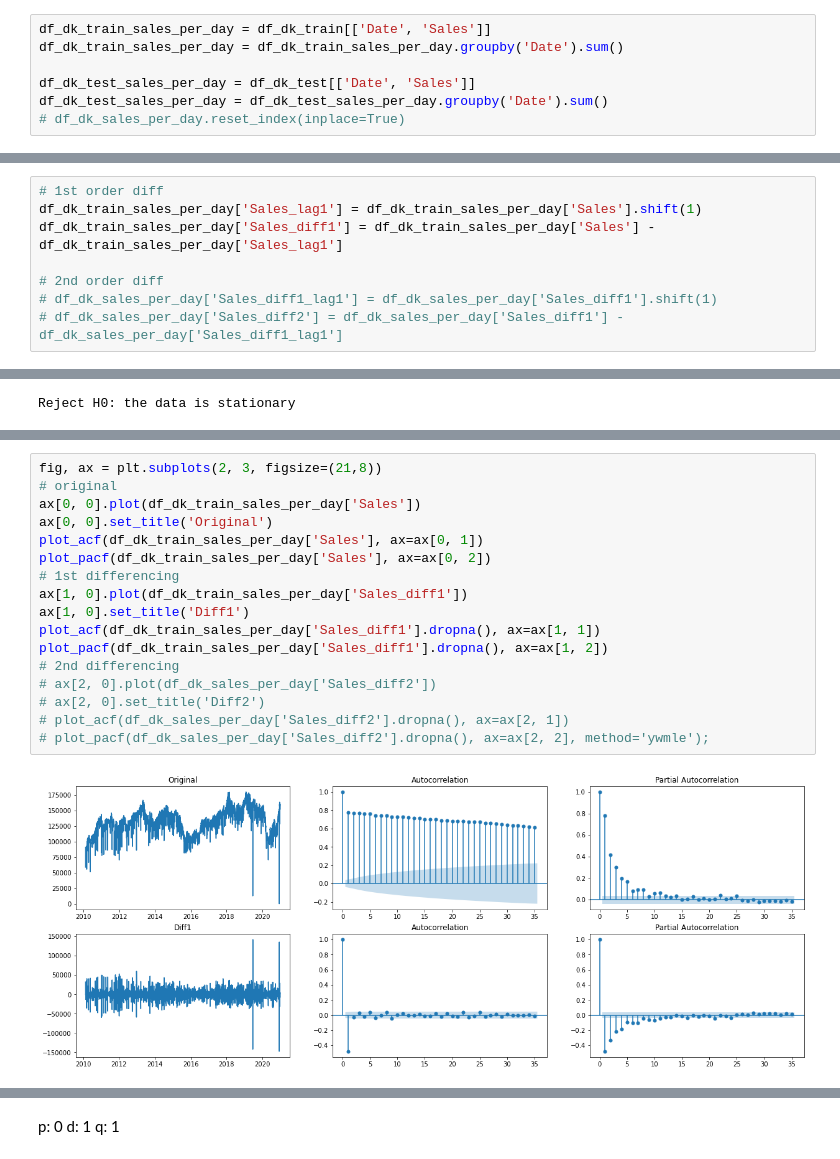
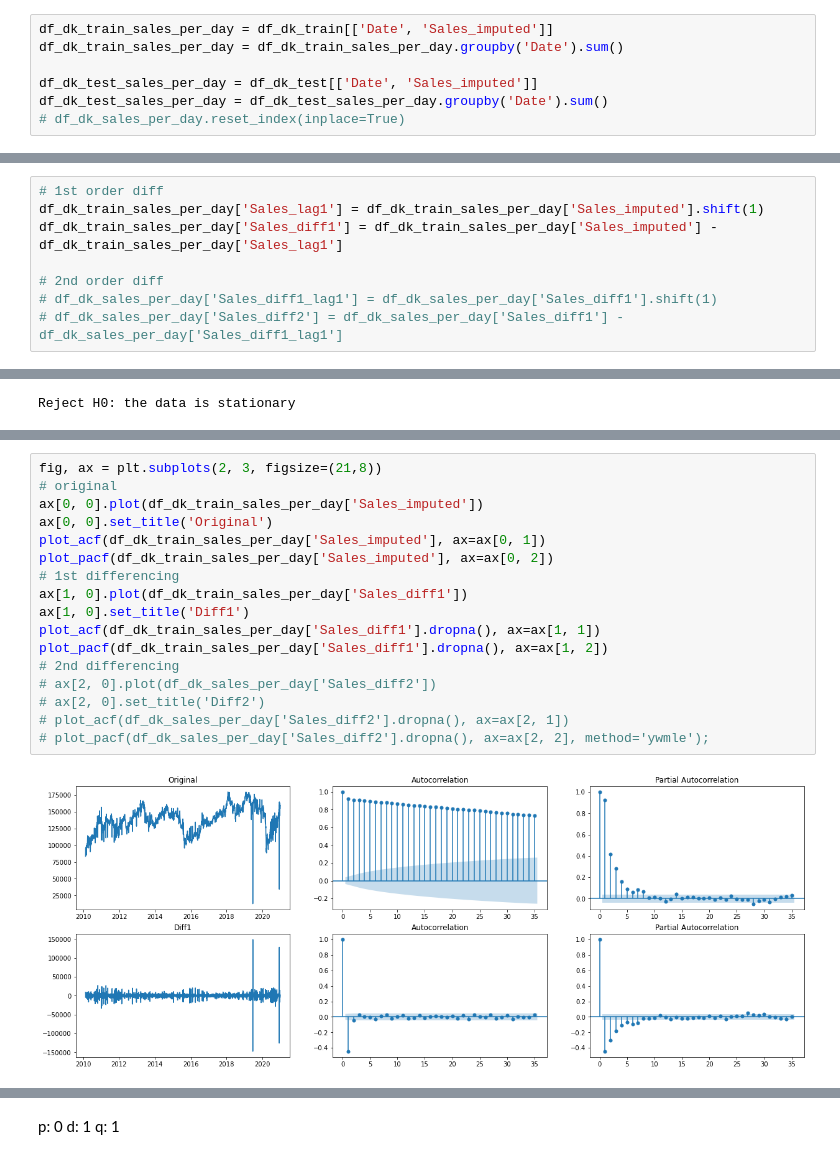
Before and after one commit to albrtwijaya/portfolio, a Jupyter notebook: IOD.ipynb, the cells around one changed output, grey strips where cells are left out. Saved outputs shown, nothing was run; the diff lists cells and outputs as text.

```diff
--- a/IOD.ipynb
+++ b/IOD.ipynb
@@ -164,8 +164,8 @@ See the caveats in the documentation: https://pandas.pydata.org/pandas-docs/stab
 # %%
-df_dk_train_sales_per_day = df_dk_train[['Date', 'Sales']]
+df_dk_train_sales_per_day = df_dk_train[['Date', 'Sales_imputed']]
 df_dk_train_sales_per_day = df_dk_train_sales_per_day.groupby('Date').sum()
 
-df_dk_test_sales_per_day = df_dk_test[['Date', 'Sales']]
+df_dk_test_sales_per_day = df_dk_test[['Date', 'Sales_imputed']]
 df_dk_test_sales_per_day = df_dk_test_sales_per_day.groupby('Date').sum()
 # df_dk_sales_per_day.reset_index(inplace=True)
 # %%
@@ -207,7 +200,7 @@ df_dk_train_decomposed.resid.plot(ax=ax[3])
 # %%
 # 1st order diff
-df_dk_train_sales_per_day['Sales_lag1'] = df_dk_train_sales_per_day['Sales'].shift(1)
-df_dk_train_sales_per_day['Sales_diff1'] = df_dk_train_sales_per_day['Sales'] - df_dk_train_sales_per_day['Sales_lag1']
+df_dk_train_sales_per_day['Sales_lag1'] = df_dk_train_sales_per_day['Sales_imputed'].shift(1)
+df_dk_train_sales_per_day['Sales_diff1'] = df_dk_train_sales_per_day['Sales_imputed'] - df_dk_train_sales_per_day['Sales_lag1']
 
 # 2nd order diff
 # df_dk_sales_per_day['Sales_diff1_lag1'] = df_dk_sales_per_day['Sales_diff1'].shift(1)
@@ -234,19 +227,19 @@ sns.lineplot(x='Date', y='Sales_diff1', data=df_dk_train_sales_per_day, label='1
 # %%
 fig, ax = plt.subplots(2, 3, figsize=(21,8))
 # original
-ax[0, 0].plot(df_dk_train_sales_per_day['Sales'])
+ax[0, 0].plot(df_dk_train_sales_per_day['Sales_imputed'])
 ax[0, 0].set_title('Original')
-plot_acf(df_dk_train_sales_per_day['Sales'], ax=ax[0, 1])
-plot_pacf(df_dk_train_sales_per_day['Sales'], ax=ax[0, 2])
+plot_acf(df_dk_train_sales_per_day['Sales_imputed'], ax=ax[0, 1])
+plot_pacf(df_dk_train_sales_per_day['Sales_imputed'], ax=ax[0, 2])
 # 1st differencing
 ax[1, 0].plot(df_dk_train_sales_per_day['Sales_diff1'])
 ax[1, 0].set_title('Diff1')
 plot_acf(df_dk_train_sales_per_day['Sales_diff1'].dropna(), ax=ax[1, 1])
 plot_pacf(df_dk_train_sales_per_day['Sales_diff1'].dropna(), ax=ax[1, 2])
 # 2nd differencing
 # ax[2, 0].plot(df_dk_sales_per_day['Sales_diff2'])
 # ax[2, 0].set_title('Diff2')
 # plot_acf(df_dk_sales_per_day['Sales_diff2'].dropna(), ax=ax[2, 1])
 # plot_pacf(df_dk_sales_per_day['Sales_diff2'].dropna(), ax=ax[2, 2], method='ywmle');
 # %% [output]
-[figure, old version]
+[figure, new version]
```
Also changed, not shown: parts of 35 cells of this notebook.
